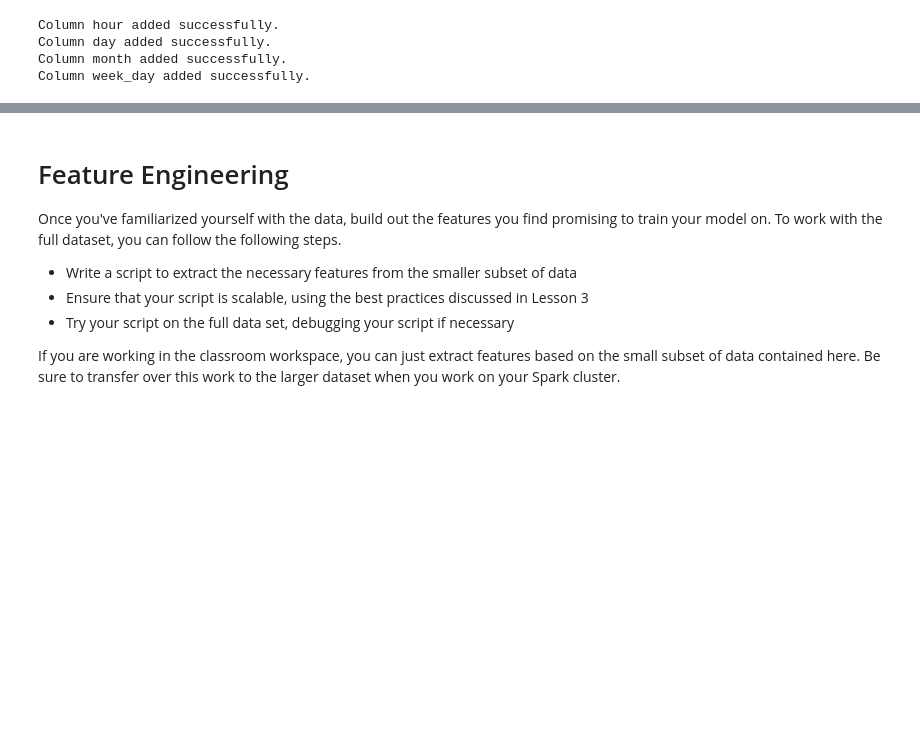
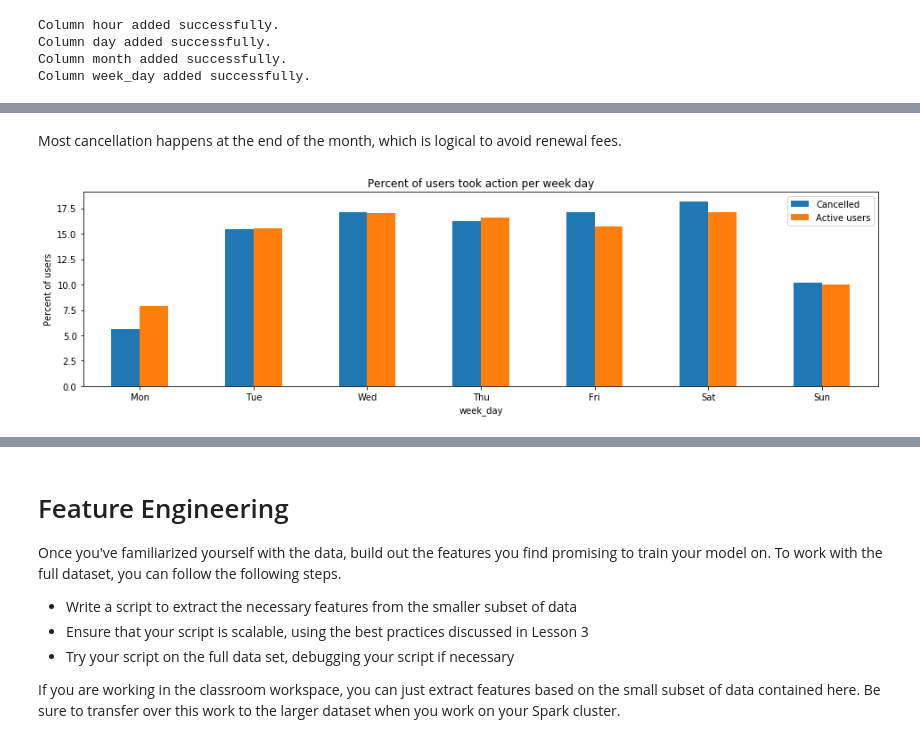
Before and after one commit to drnesr/Sparkify, a Jupyter notebook: Sparkify.ipynb, the cells around one changed output, grey strips where cells are left out. Cells and saved outputs as stored; diff of their text form; code cells hidden in the pictures; blank space fills up the shorter version.

```diff
--- a/Sparkify.ipynb
+++ b/Sparkify.ipynb
@@ -339,0 +375,7 @@ pd.DataFrame({'Cancelled': get_series(1, True),'Active users':get_series(0, True
+# %% [markdown]
+Most cancellation happens at the end of the month, which is logical to avoid renewal fees.
+# %%
+ax = draw_time('week_day', title='week day')
+ax.set_xticklabels(['Mon', 'Tue', 'Wed', 'Thu', 'Fri', 'Sat', 'Sun'], rotation=0);
+# %% [output]
+[figure, added]
```
Also changed, not shown: parts of 30 cells of this notebook, 2 other files.
